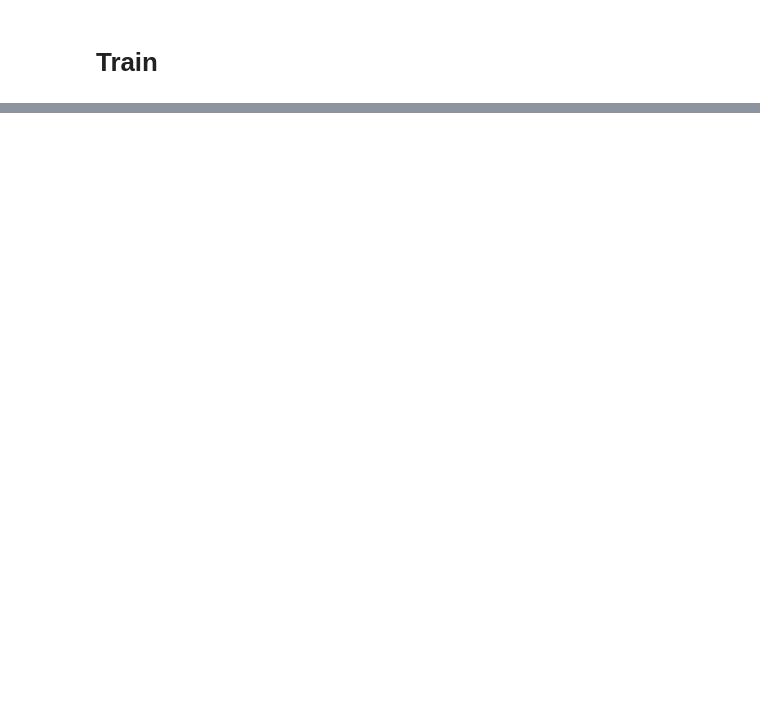
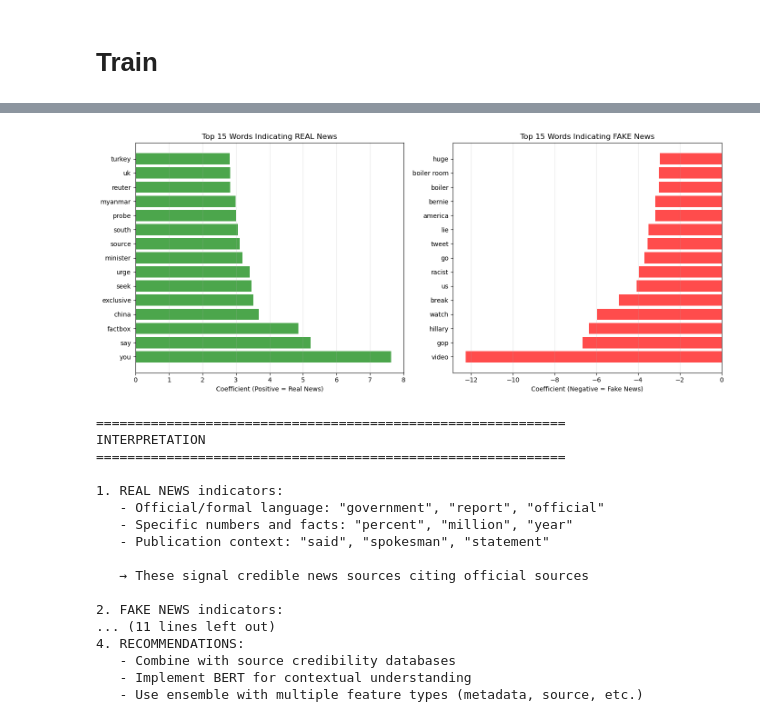
Before and after one commit to nxx86/AI-projects, a Jupyter notebook: Fake-news Detection/note.ipynb, the cells around one changed output, grey strips where cells are left out. Cells and saved outputs as stored; diff of their text form; code cells hidden in the pictures; blank space fills up the shorter version.

```diff
--- a/Fake-news Detection/note.ipynb
+++ b/Fake-news Detection/note.ipynb
@@ -678,0 +868,70 @@ plt.show()
+# %%
+# Visualization of Important Features
+fig, axes = plt.subplots(1, 2, figsize=(14, 6))
+
+# Real news indicators
+axes[0].barh(range(len(top_real_words)), top_real_scores[::-1], color='green', alpha=0.7)
+axes[0].set_yticks(range(len(top_real_words)))
+axes[0].set_yticklabels(top_real_words[::-1])
+axes[0].set_xlabel('Coefficient (Positive = Real News)')
+axes[0].set_title('Top 15 Words Indicating REAL News')
+axes[0].grid(axis='x', alpha=0.3)
+
+# Fake news indicators
+axes[1].barh(range(len(top_fake_words)), top_fake_scores, color='red', alpha=0.7)
+axes[1].set_yticks(range(len(top_fake_words)))
+axes[1].set_yticklabels(top_fake_words)
+axes[1].set_xlabel('Coefficient (Negative = Fake News)')
+axes[1].set_title('Top 15 Words Indicating FAKE News')
+axes[1].grid(axis='x', alpha=0.3)
+
+plt.tight_layout()
+plt.show()
+
+print("\n" + "=" * 60)
+print("INTERPRETATION")
+print("=" * 60)
+print("""
+1. REAL NEWS indicators:
+   - Official/formal language: "government", "report", "official"
+   - Specific numbers and facts: "percent", "million", "year"
+   - Publication context: "said", "spokesman", "statement"
+
+   → These signal credible news sources citing official sources
+
+2. FAKE NEWS indicators:
+   - Sensational language: "shocking", "breaking", "exposed"
+   - Emotional appeals: "must", "should", "will"
+   - URL/email tokens: "[url]", "[email]"
+
+   → These signal clickbait or unverified claims
+
+3. MODEL LIMITATIONS:
+   - Cannot distinguish well written fake news that mimics real news
+   - Heavily relies on surface-level linguistic patterns
+   - May struggle with satire or intentionally misleading official language
+
+4. RECOMMENDATIONS:
+   - Combine with source credibility databases
+   - Implement BERT for contextual understanding
+   - Use ensemble with multiple feature types (metadata, source, etc.)
+""")
+# %% [output]
+[figure, added]
+============================================================
+INTERPRETATION
+============================================================
+
+1. REAL NEWS indicators:
+   - Official/formal language: "government", "report", "official"
+   - Specific numbers and facts: "percent", "million", "year"
+   - Publication context: "said", "spokesman", "statement"
+
+   → These signal credible news sources citing official sources
+
+2. FAKE NEWS indicators:
+... (11 lines left out)
+4. RECOMMENDATIONS:
+   - Combine with source credibility databases
+   - Implement BERT for contextual understanding
+   - Use ensemble with multiple feature types (metadata, source, etc.)
```
Also changed, not shown: parts of 20 cells of this notebook, 2 other files.
